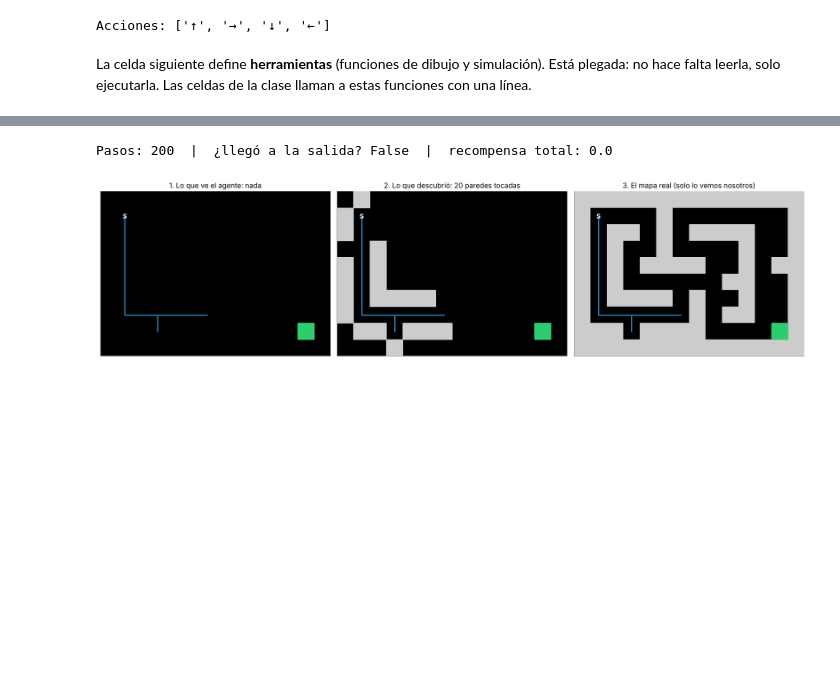
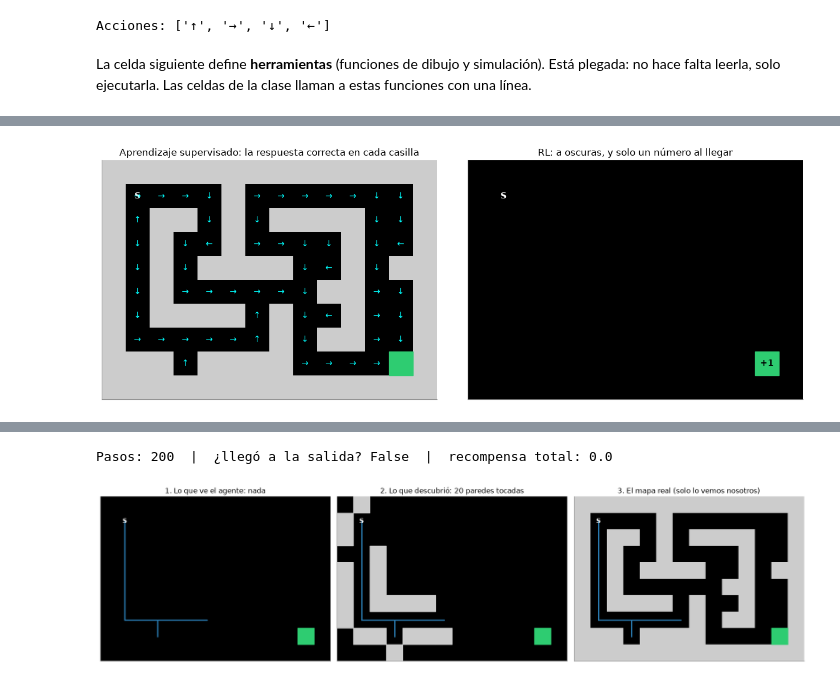
Before and after one commit to dimacio/pedagogia-de-las-maquinas, a Jupyter notebook: notebooks/02-que-es-rl.ipynb, the cells around one changed output, grey strips where cells are left out. Cells and saved outputs as stored; diff of their text form; code cells hidden in the pictures; blank space fills up the shorter version.

```diff
--- a/notebooks/02-que-es-rl.ipynb
+++ b/notebooks/02-que-es-rl.ipynb
@@ -367,0 +457,6 @@ def comparar_politicas_tutor(recompensa=recompensa_original, titulo_r="recompens
+# %%
+env = CaveEnv(max_steps=200)
+politica_flechas = flechas_con_mapa(env)
+supervisado_vs_rl(env, politica_flechas)
+# %% [output]
+[figure, added]
```
Also changed, not shown: parts of 44 cells of this notebook, 2 other files.
